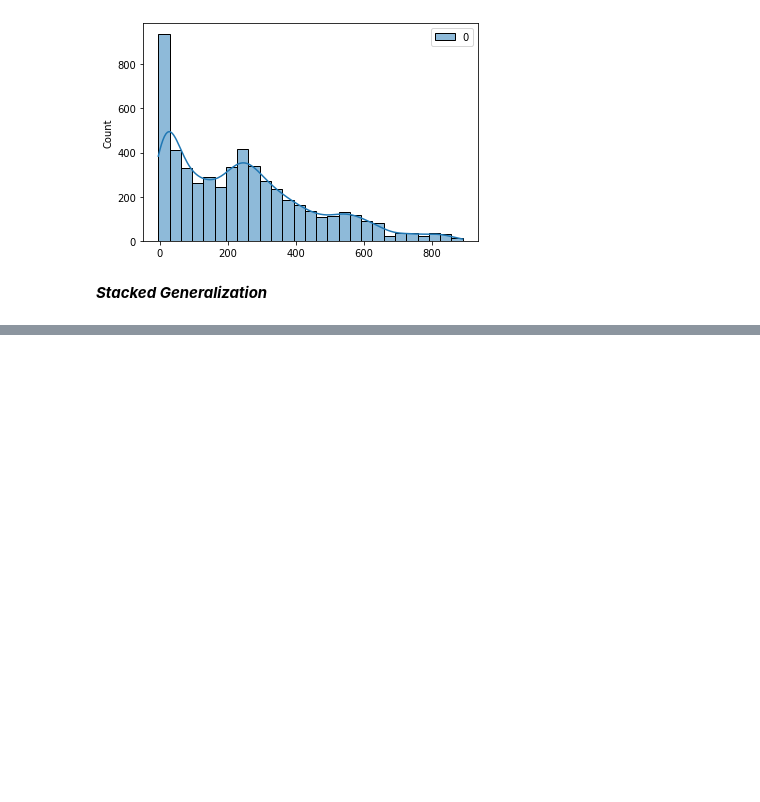
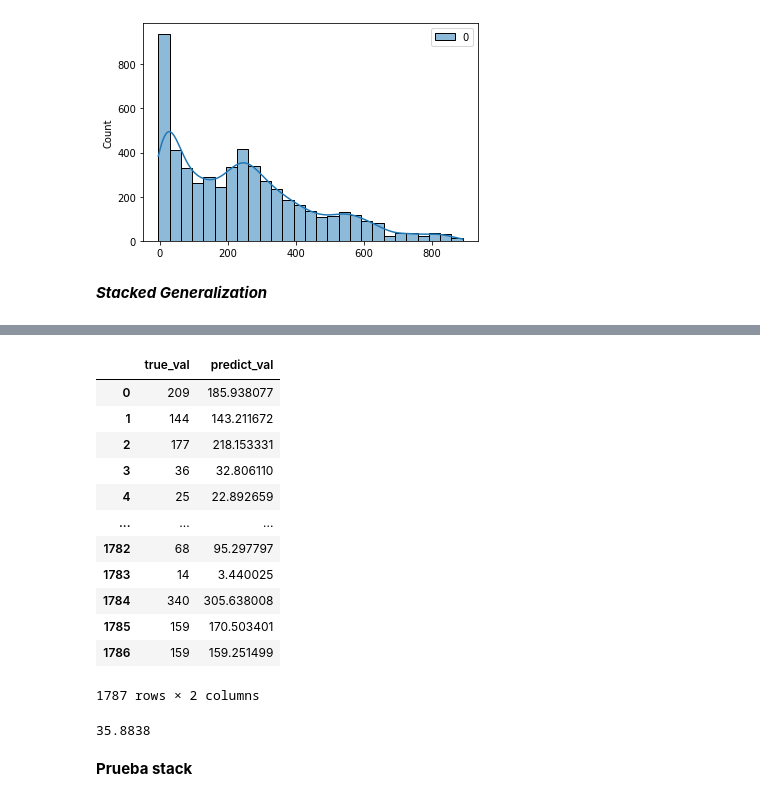
Before and after one commit to Sandtw/Dataton-Henry, a Jupyter notebook: Dataton.ipynb, the cells around one changed output, grey strips where cells are left out. Saved outputs shown, nothing was run; the diff lists cells and outputs as text; code cells hidden in the pictures; blank space fills up the shorter version.

```diff
--- a/Dataton.ipynb
+++ b/Dataton.ipynb
@@ -1384,2 +1402,28 @@ model.fit(train_X_3, train_y_3)
 # %%
-yhat = model.predict(val_X_3)
+stack_pred = model.predict(val_X_3)
+# %%
+predictions_stack = pd.DataFrame(val_y_3.values.reshape(-1,1), columns=['true_val'])
+predictions_stack['predict_val'] = stack_pred.reshape(-1,1)
+# %%
+predictions_stack
+# %% [output]
+|  | true_val | predict_val |
+| 0 | 209 | 185.938077 |
+| 1 | 144 | 143.211672 |
+| 2 | 177 | 218.153331 |
+| 3 | 36 | 32.806110 |
+| 4 | 25 | 22.892659 |
+| ... | ... | ... |
+| 1782 | 68 | 95.297797 |
+| 1783 | 14 | 3.440025 |
+| 1784 | 340 | 305.638008 |
+| 1785 | 159 | 170.503401 |
+| 1786 | 159 | 159.251499 |
+1787 rows × 2 columns
+# %%
+rmse_stack = round(np.sqrt(mean_squared_error(predictions_stack['true_val'], predictions_stack['predict_val'])),4)
+rmse_stack
+# %% [output]
+35.8838
+# %% [markdown]
+**Prueba stack**
```
Also changed, not shown: parts of 6 cells of this notebook, 1 other file.
